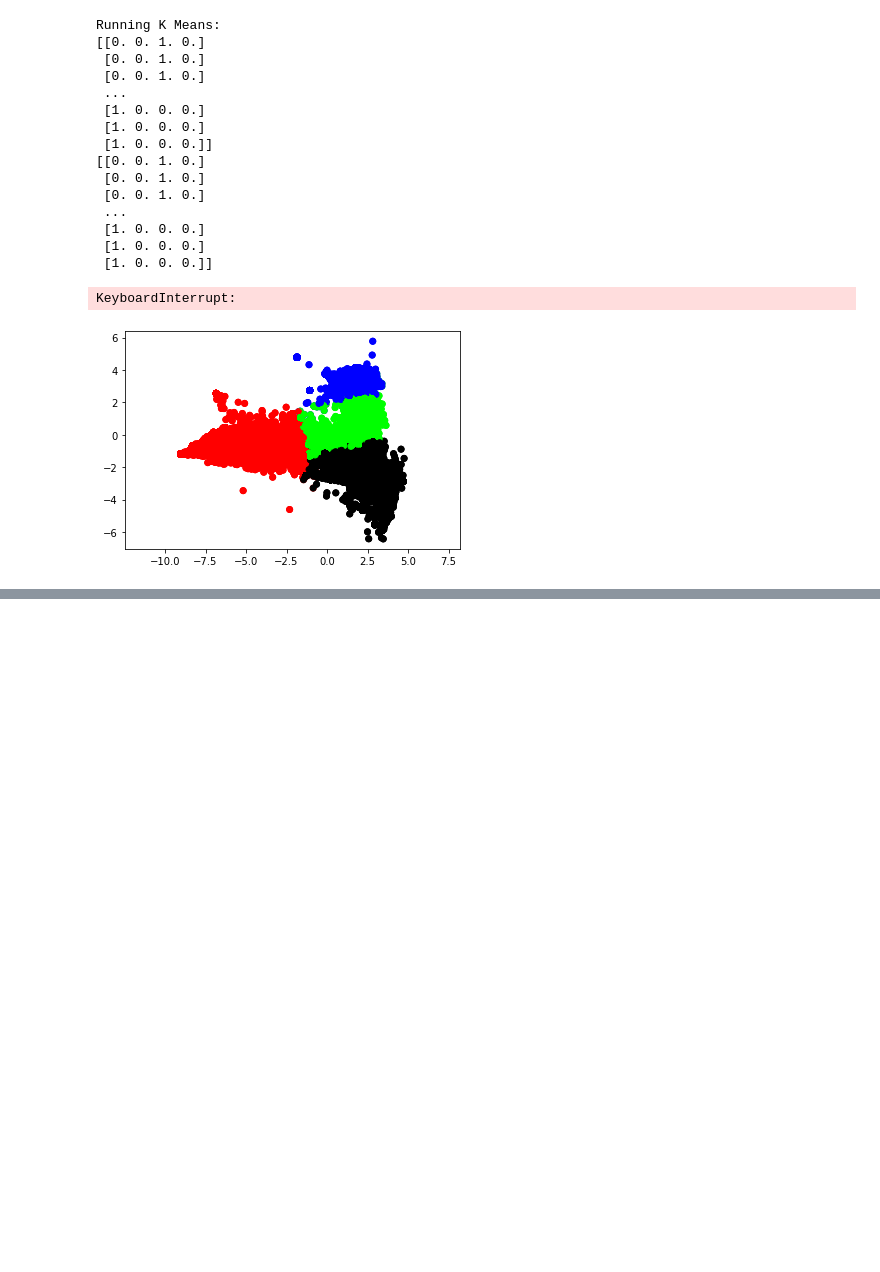
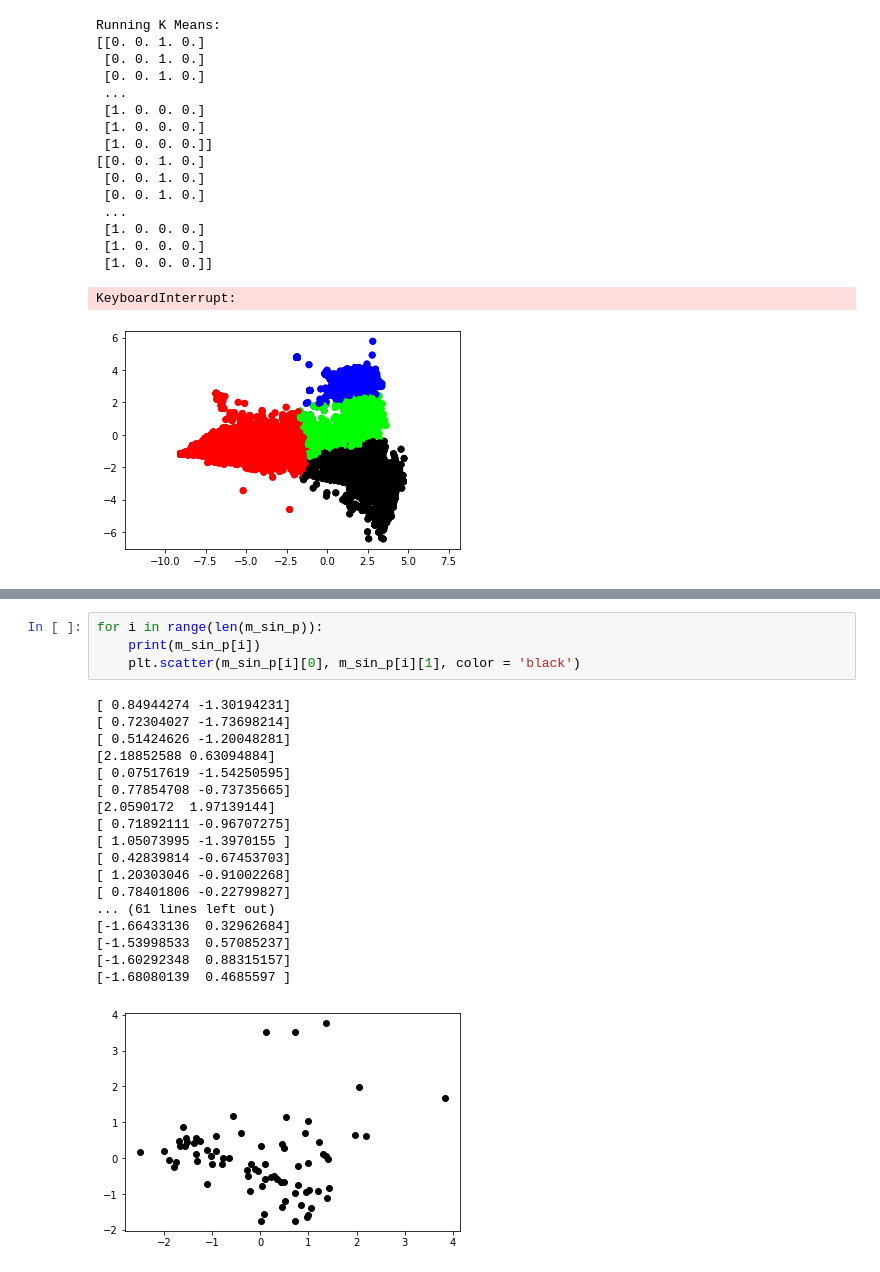
Before and after one commit to lukemcdermottt/Star-Lab, a Jupyter notebook: Phys-PCA.ipynb, the cells around one changed output, grey strips where cells are left out. Cells and saved outputs as stored; diff of their text form; blank space fills up the shorter version.

```diff
--- a/Phys-PCA.ipynb
+++ b/Phys-PCA.ipynb
@@ -461,0 +277,23 @@ KeyboardInterrupt:
+# %%
+for i in range(len(m_sin_p)):
+    print(m_sin_p[i])
+    plt.scatter(m_sin_p[i][0], m_sin_p[i][1], color = 'black')
+# %% [output]
+[ 0.84944274 -1.30194231]
+[ 0.72304027 -1.73698214]
+[ 0.51424626 -1.20048281]
+[2.18852588 0.63094884]
+[ 0.07517619 -1.54250595]
+[ 0.77854708 -0.73735665]
+[2.0590172  1.97139144]
+[ 0.71892111 -0.96707275]
+[ 1.05073995 -1.3970155 ]
+[ 0.42839814 -0.67453703]
+[ 1.20303046 -0.91002268]
+[ 0.78401806 -0.22799827]
+... (61 lines left out)
+[-1.66433136  0.32962684]
+[-1.53998533  0.57085237]
+[-1.60292348  0.88315157]
+[-1.68080139  0.4685597 ]
+[figure, added]
```
Also changed, not shown: parts of 11 cells of this notebook, 6 other files.
